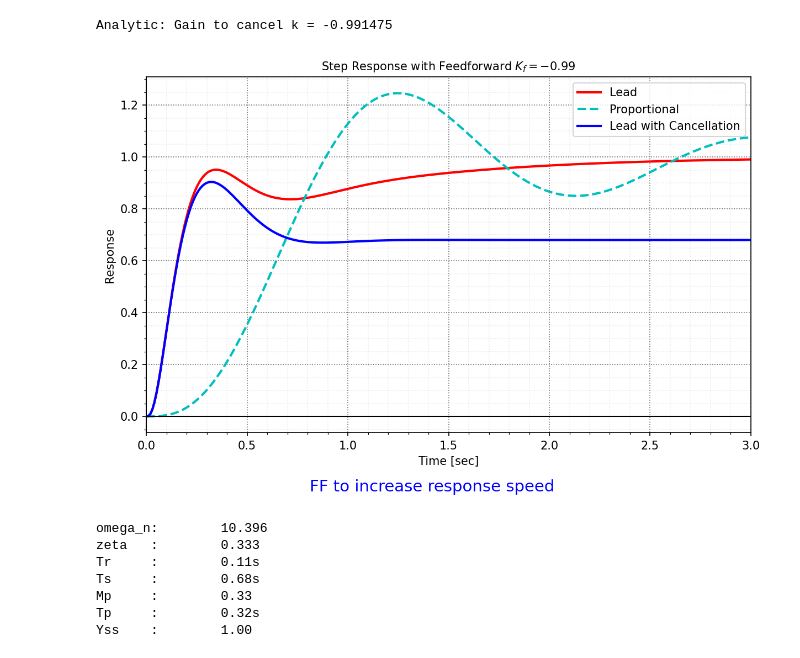
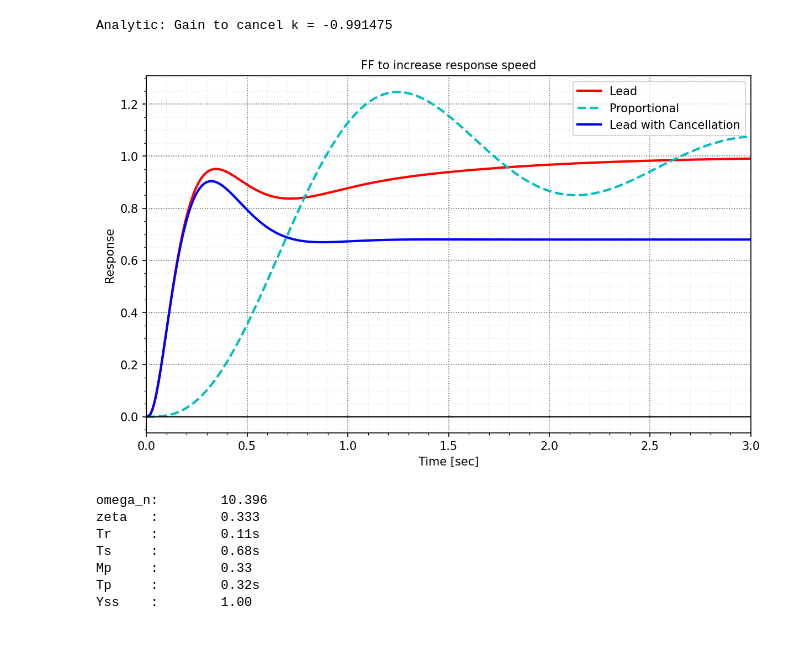
Before and after one commit to mit-acl/16_06_Class, a Jupyter notebook: notebooks/16_06_T11_Lead_FF.ipynb, the cells around one changed output. Saved outputs shown, nothing was run; the diff lists cells and outputs as text; code cells hidden in the pictures.

```diff
--- a/notebooks/16_06_T11_Lead_FF.ipynb
+++ b/notebooks/16_06_T11_Lead_FF.ipynb
@@ -221,22 +221,22 @@ Analytic: Gain to cancel k = -0.991475
 # %%
 Gcl_cancel = feedback_ff(G,Gc,kff)
 y_cancel,t_cancel = cmat.step(Gcl_cancel,t_lead)
 
 fig, ax = plt.subplots(1,figsize=(8, 5),dpi=150,constrained_layout = True)
 ax.plot(t_lead,y_lead,'r-',label='Lead')
 plt.plot(t,y_proportional,'c--',label='Proportional')
 ax.plot(t_cancel,y_cancel,'b-',label='Lead with Cancellation')
 bm.nicegrid(ax)
 ax.set_xlabel('Time [sec]')
 ax.set_ylabel('Response')
 ax.set_xlim(0,3)
 plt.legend()
 plt.title(r"Step Response with Feedforward $K_f = {:4.2f}$".format(kff))
-cm.caption("FF to increase response speed",fig,yloc=-0.05)
+plt.title("FF to increase response speed")
 plt.savefig("./figs/L11_des2_2.pdf", dpi=600)
 plt.show()
 # %% [output]
-[figure, old version]
+[figure, new version]
 # %%
 # Improve steady state error using cancellation
 K1 = 1/np.abs(np.trim_zeros(Gcl_cancel.num[0][0], 'b')[-1]/np.trim_zeros(Gcl_cancel.den[0][0], 'b')[-1]) # normalize to set step resp to right SS value
```
Also changed, not shown: parts of 7 cells of this notebook, 1 other file.
